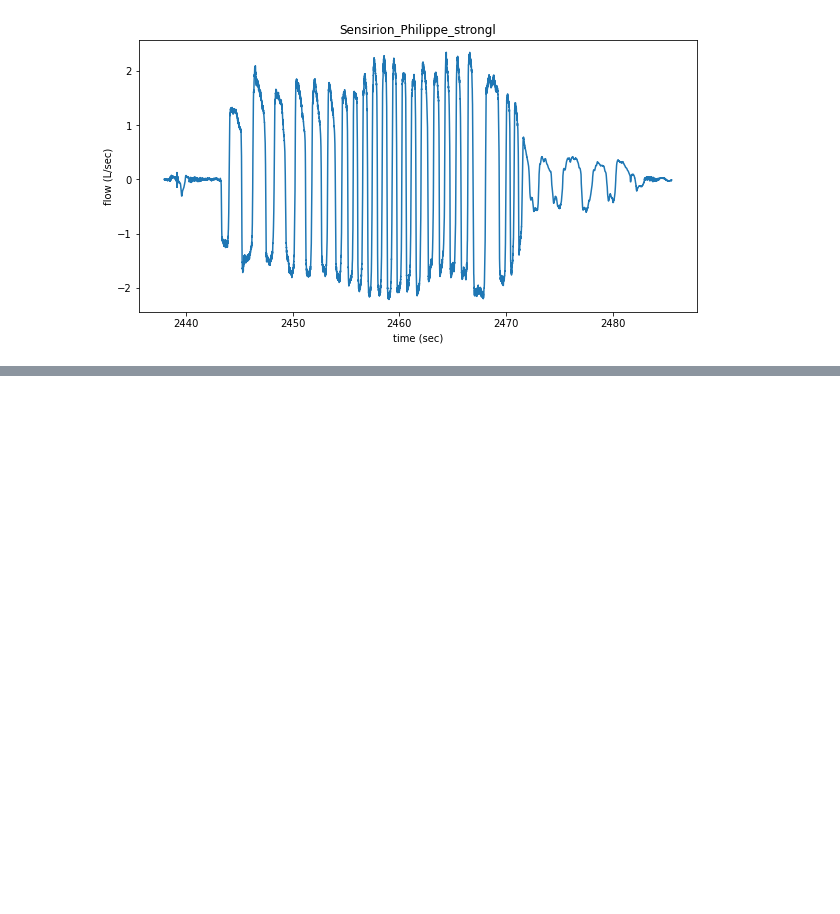
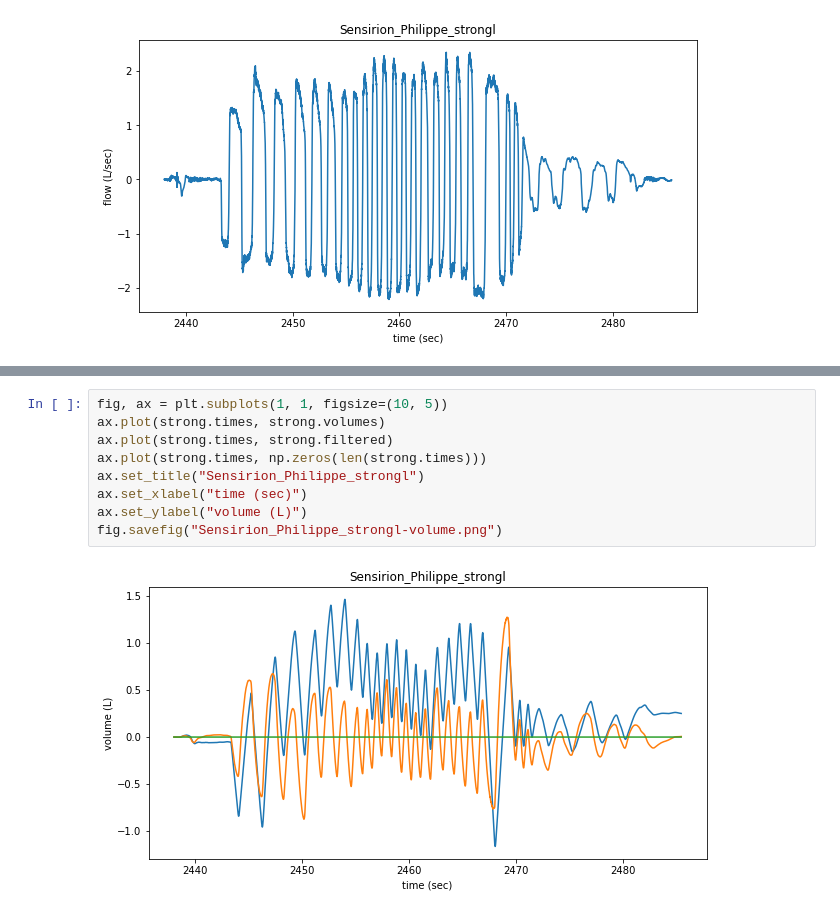
Before and after one commit to Princeton-Penn-Vents/princeton-penn-flowmeter, a Jupyter notebook: analysis/real-data.ipynb, the cells around one changed output, grey strips where cells are left out. Drawn from its saved outputs; the diff is of its cells as text; blank space fills up the shorter version.

```diff
--- a/analysis/real-data.ipynb
+++ b/analysis/real-data.ipynb
@@ -50,0 +85,11 @@ fig.savefig("Sensirion_Philippe_strongl.png")
+# %%
+fig, ax = plt.subplots(1, 1, figsize=(10, 5))
+ax.plot(strong.times, strong.volumes)
+ax.plot(strong.times, strong.filtered)
+ax.plot(strong.times, np.zeros(len(strong.times)))
+ax.set_title("Sensirion_Philippe_strongl")
+ax.set_xlabel("time (sec)")
+ax.set_ylabel("volume (L)")
+fig.savefig("Sensirion_Philippe_strongl-volume.png")
+# %% [output]
+[figure, added]
```
Also changed, not shown: parts of 5 cells of this notebook.
